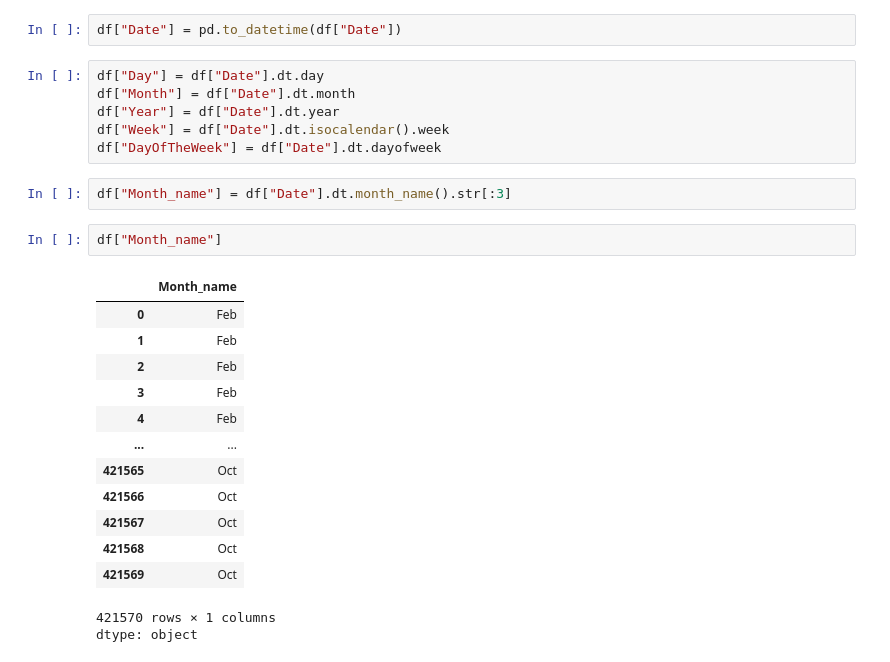
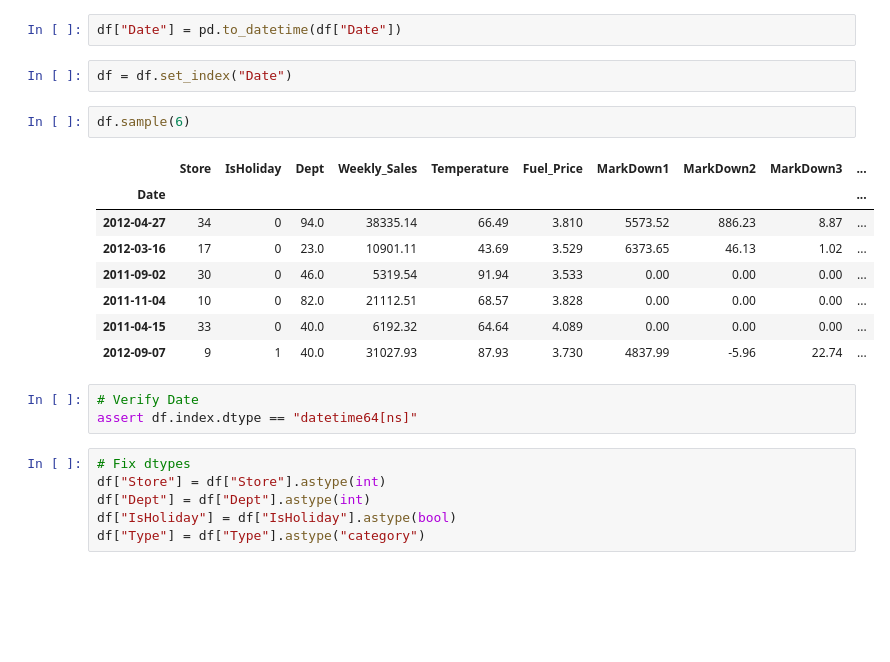
Before and after one commit to Subash-d/ai-ml-projects, a Jupyter notebook: walmart-sales/Eda.ipynb, the cells around one changed output. Cells and saved outputs as stored; diff of their text form; blank space fills up the shorter version.

```diff
--- a/walmart-sales/Eda.ipynb
+++ b/walmart-sales/Eda.ipynb
@@ -59,28 +59,25 @@ pd.DataFrame(df.dtypes, columns= ["Types"]).T
 | Types | int64 | object | int64 | float64 | float64 | float64 | float64 | float64 | float64 | ... |
 # %%
 df["Date"] = pd.to_datetime(df["Date"])
-# %%
-df["Day"] = df["Date"].dt.day
-df["Month"] = df["Date"].dt.month
-df["Year"] = df["Date"].dt.year
-df["Week"] = df["Date"].dt.isocalendar().week
-df["DayOfTheWeek"] = df["Date"].dt.dayofweek
-# %%
-df["Month_name"] = df["Date"].dt.month_name().str[:3]
-# %%
-df["Month_name"]
-# %% [output]
-|  | Month_name |
-| 0 | Feb |
-| 1 | Feb |
-| 2 | Feb |
-| 3 | Feb |
-| 4 | Feb |
-| ... | ... |
-| 421565 | Oct |
-| 421566 | Oct |
-| 421567 | Oct |
-| 421568 | Oct |
-| 421569 | Oct |
-421570 rows × 1 columns
-dtype: object
+# %%
+df = df.set_index("Date")
+# %%
+df.sample(6)
+# %% [output]
+|  | Store | IsHoliday | Dept | Weekly_Sales | Temperature | Fuel_Price | MarkDown1 | MarkDown2 | MarkDown3 | ... |
+| Date |  |  |  |  |  |  |  |  |  | ... |
+| 2012-04-27 | 34 | 0 | 94.0 | 38335.14 | 66.49 | 3.810 | 5573.52 | 886.23 | 8.87 | ... |
+| 2012-03-16 | 17 | 0 | 23.0 | 10901.11 | 43.69 | 3.529 | 6373.65 | 46.13 | 1.02 | ... |
+| 2011-09-02 | 30 | 0 | 46.0 | 5319.54 | 91.94 | 3.533 | 0.00 | 0.00 | 0.00 | ... |
+| 2011-11-04 | 10 | 0 | 82.0 | 21112.51 | 68.57 | 3.828 | 0.00 | 0.00 | 0.00 | ... |
+| 2011-04-15 | 33 | 0 | 40.0 | 6192.32 | 64.64 | 4.089 | 0.00 | 0.00 | 0.00 | ... |
+| 2012-09-07 | 9 | 1 | 40.0 | 31027.93 | 87.93 | 3.730 | 4837.99 | -5.96 | 22.74 | ... |
+# %%
+# Verify Date
+assert df.index.dtype == "datetime64[ns]"
+# %%
+# Fix dtypes
+df["Store"] = df["Store"].astype(int)
+df["Dept"] = df["Dept"].astype(int)
+df["IsHoliday"] = df["IsHoliday"].astype(bool)
+df["Type"] = df["Type"].astype("category")
```
Also changed, not shown: parts of 6 cells of this notebook.
